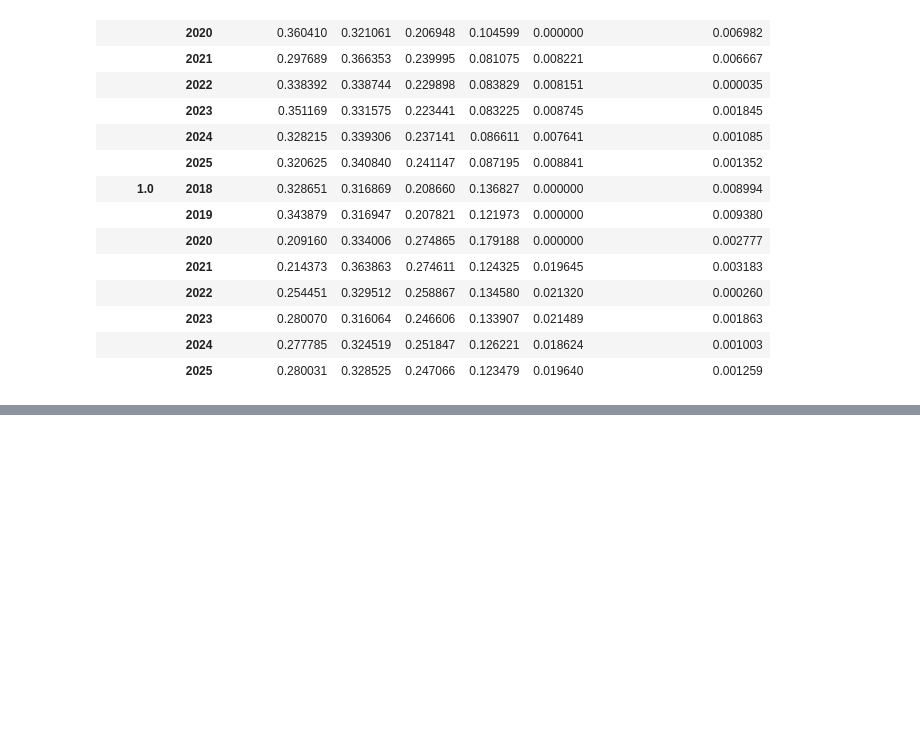
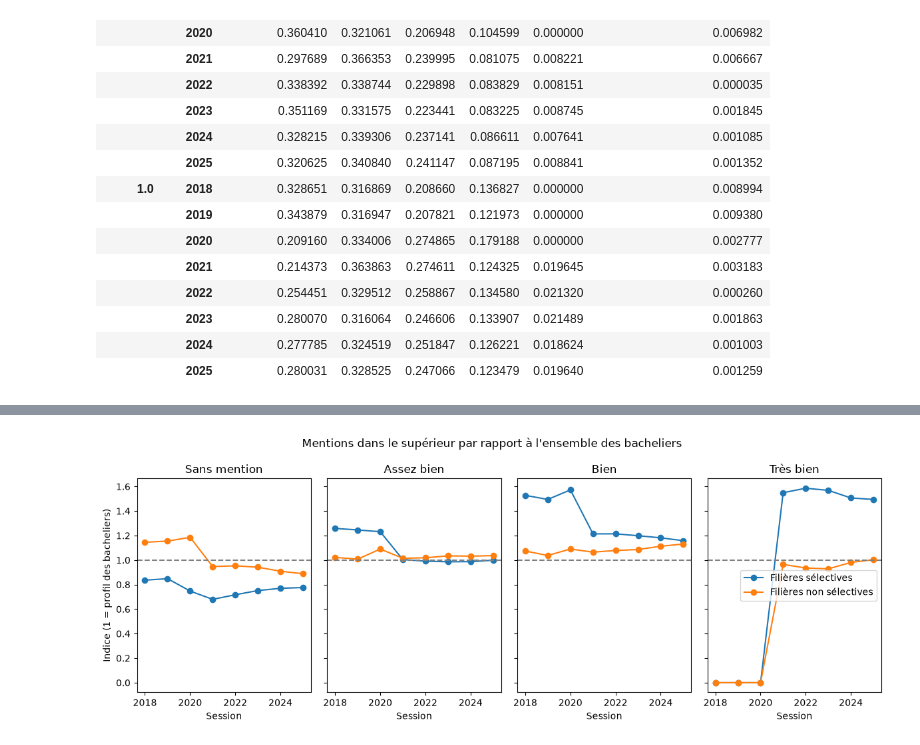
Before and after one commit to Light-star01/python_datascience, a Jupyter notebook: notebooks/rapport.ipynb, the cells around one changed output, grey strips where cells are left out. Drawn from its saved outputs; the diff is of its cells as text; code cells hidden in the pictures; blank space fills up the shorter version.

```diff
--- a/notebooks/rapport.ipynb
+++ b/notebooks/rapport.ipynb
@@ -366,0 +406,11 @@ bac_par_annee
+# %%
+from sources.indicateurs import indice_mentions
+from sources.graphiques import graphique_indice_mentions
+
+indice = indice_mentions(base, bac_2018_2025_pct)
+fig = graphique_indice_mentions(
+    indice,
+    mentions=("acc_sansmention", "acc_ab", "acc_b", "acc_tb"),
+)
+# %% [output]
+[figure, added]
```
Also changed, not shown: parts of 8 cells of this notebook, 2 other files.
